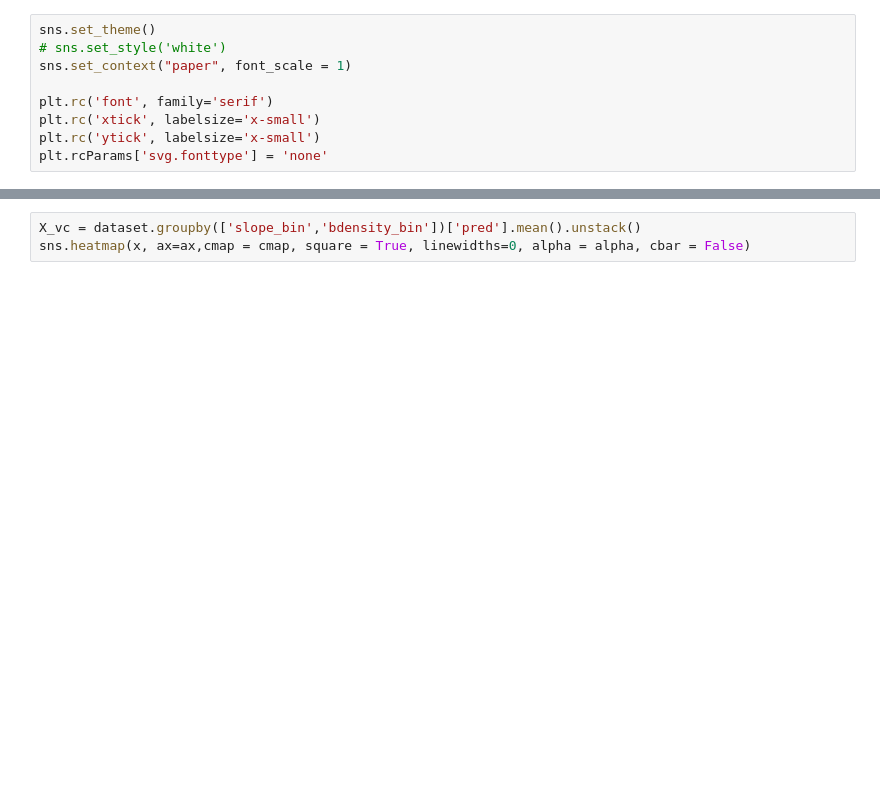
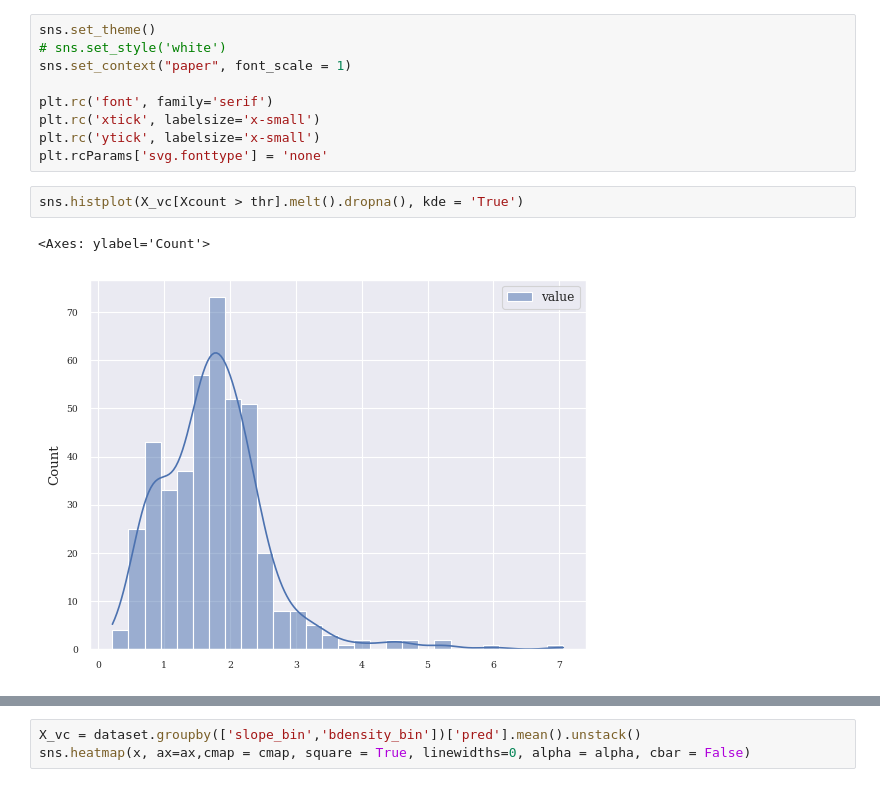
Before and after one commit to AdamSwietek/LUP_VisualCapital, a Jupyter notebook: notebooks/explore_vc/2_spatial_distribution.ipynb, the cells around one changed output, grey strips where cells are left out. Saved outputs shown, nothing was run; the diff lists cells and outputs as text; blank space fills up the shorter version.

```diff
--- a/notebooks/explore_vc/2_spatial_distribution.ipynb
+++ b/notebooks/explore_vc/2_spatial_distribution.ipynb
@@ -50,6 +50,11 @@ plt.rc('font', family='serif')
 plt.rc('xtick', labelsize='x-small')
 plt.rc('ytick', labelsize='x-small')
 plt.rcParams['svg.fonttype'] = 'none'
+# %%
+sns.histplot(X_vc[Xcount > thr].melt().dropna(), kde = 'True')
+# %% [output]
+<Axes: ylabel='Count'>
+[figure, added]
 # %%
 fig, (axes) = plt.subplots(1,1, figsize = (10,5), sharex=True, sharey=True)
 
```
Also changed, not shown: parts of 5 cells of this notebook, 26 other files.
